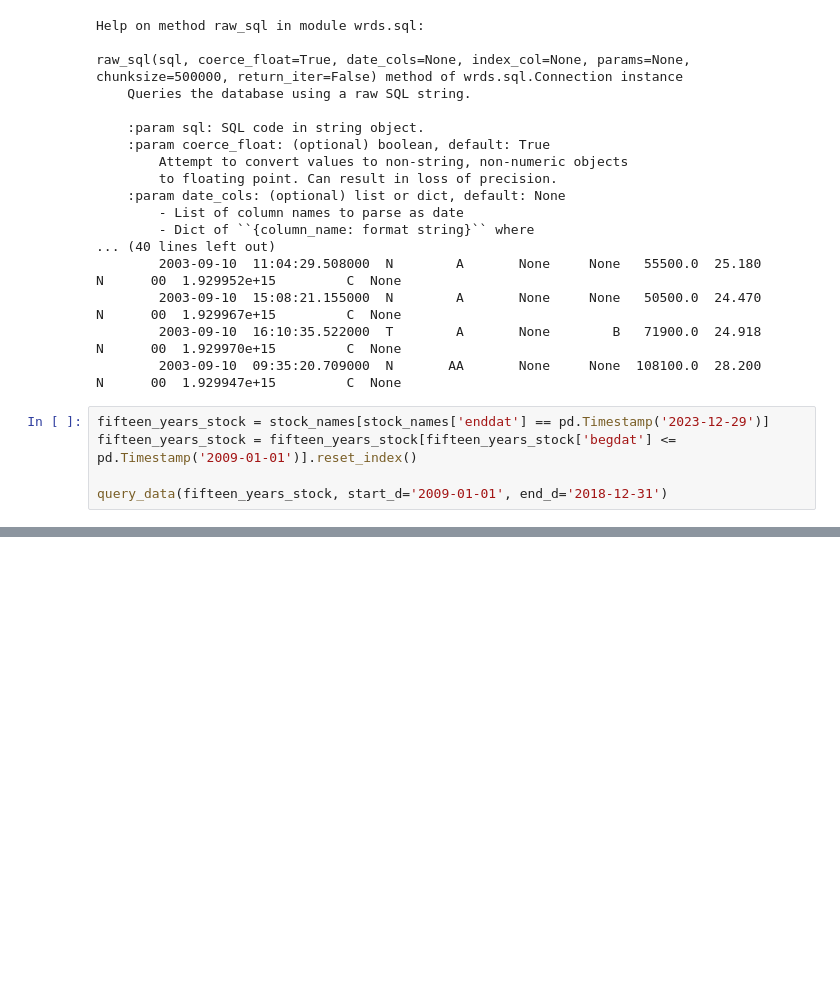
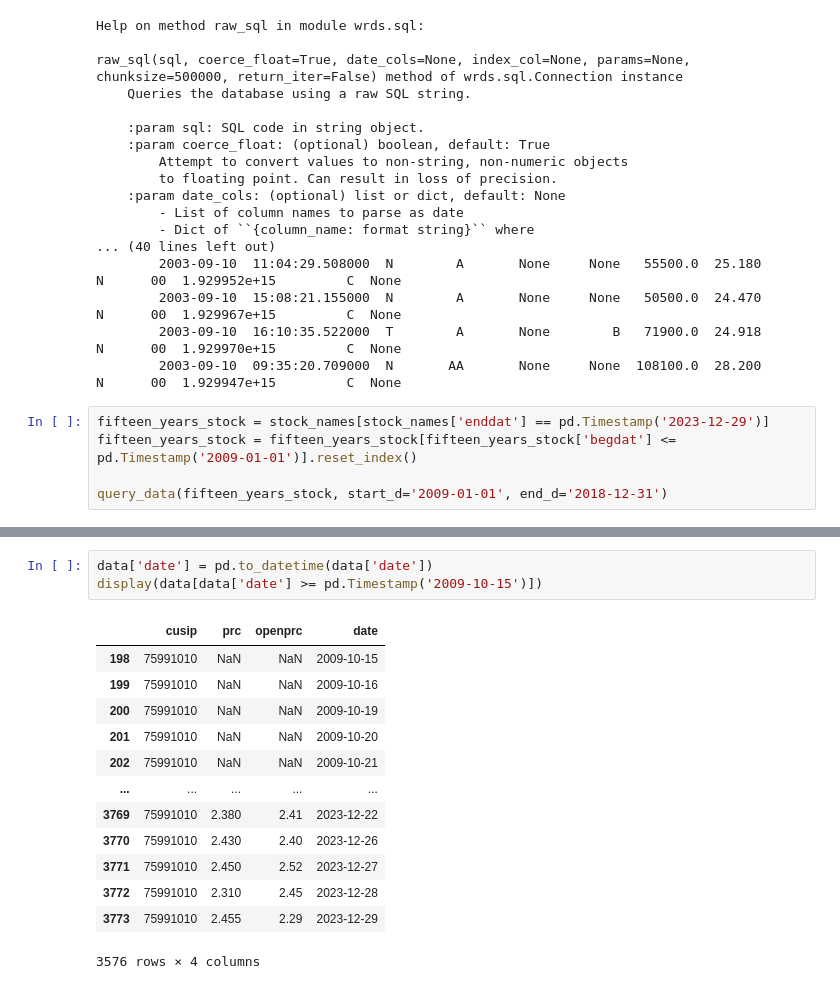
Before and after one commit to Yuanryan/Stats_Final_Project, a Jupyter notebook: Final_Data.ipynb, the cells around one changed output, grey strips where cells are left out. Cells and saved outputs as stored; diff of their text form; blank space fills up the shorter version.

```diff
--- a/Final_Data.ipynb
+++ b/Final_Data.ipynb
@@ -191,0 +208,17 @@ display(data)
+# %%
+data['date'] = pd.to_datetime(data['date'])
+display(data[data['date'] >= pd.Timestamp('2009-10-15')])
+# %% [output]
+|  | cusip | prc | openprc | date |
+| 198 | 75991010 | NaN | NaN | 2009-10-15 |
+| 199 | 75991010 | NaN | NaN | 2009-10-16 |
+| 200 | 75991010 | NaN | NaN | 2009-10-19 |
+| 201 | 75991010 | NaN | NaN | 2009-10-20 |
+| 202 | 75991010 | NaN | NaN | 2009-10-21 |
+| ... | ... | ... | ... | ... |
+| 3769 | 75991010 | 2.380 | 2.41 | 2023-12-22 |
+| 3770 | 75991010 | 2.430 | 2.40 | 2023-12-26 |
+| 3771 | 75991010 | 2.450 | 2.52 | 2023-12-27 |
+| 3772 | 75991010 | 2.310 | 2.45 | 2023-12-28 |
+| 3773 | 75991010 | 2.455 | 2.29 | 2023-12-29 |
+3576 rows × 4 columns
```
Also changed, not shown: parts of 5 cells of this notebook, 22 other files.
